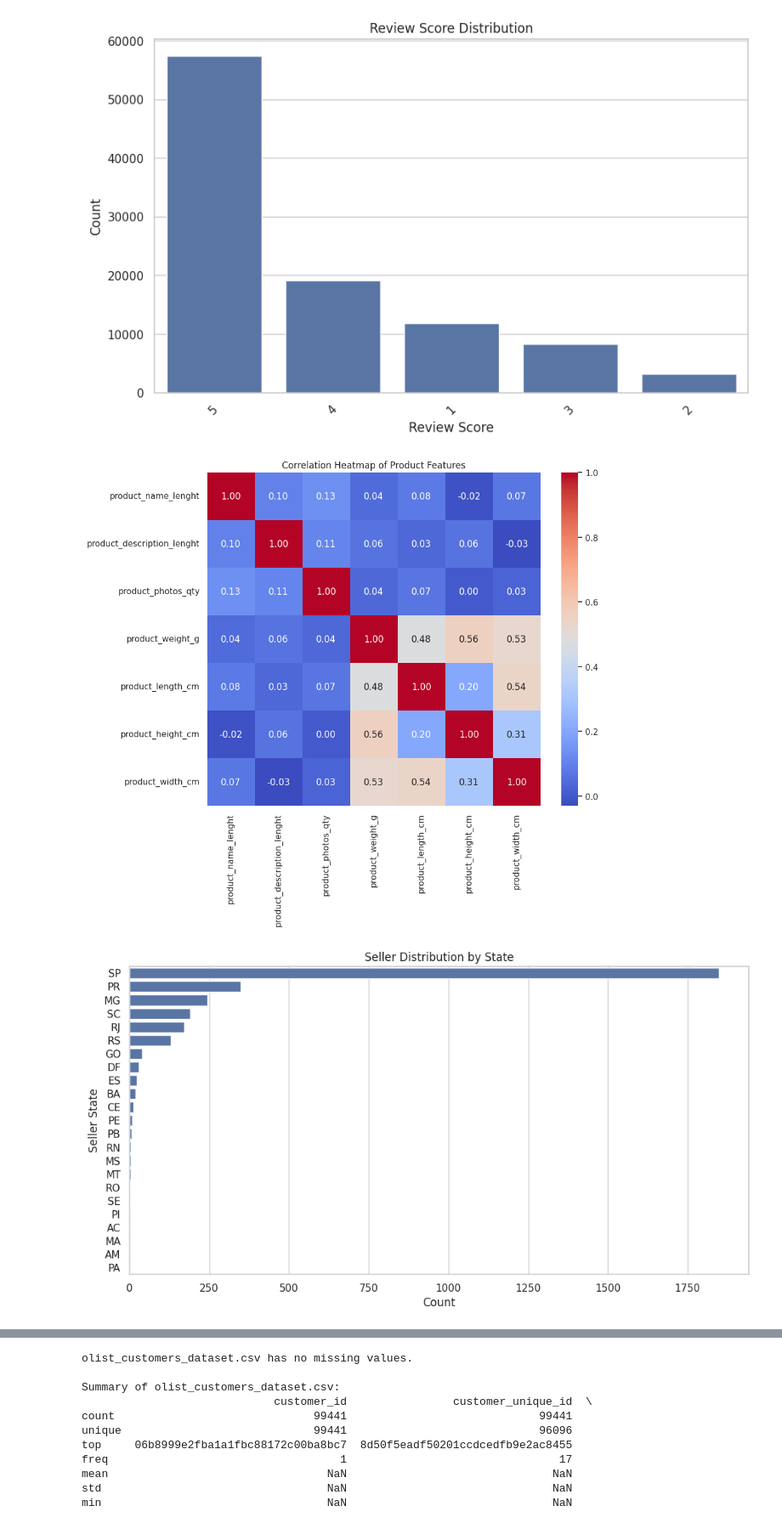
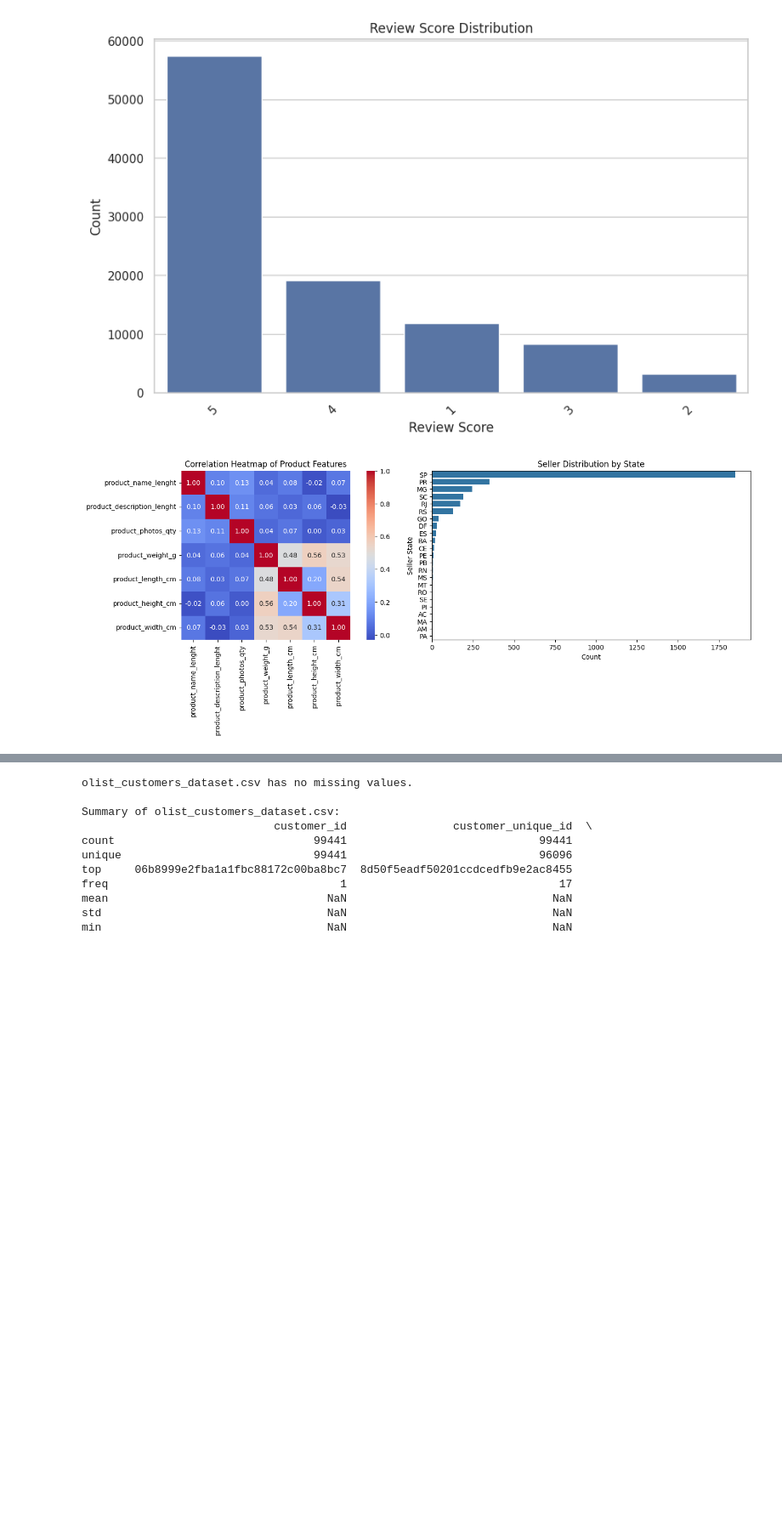
Before and after one commit to MDA1422/BIDM_Tasks, a Jupyter notebook: BIDM_Assignment.ipynb, the cells around one changed output, grey strips where cells are left out. Shown at 85% size. Cells and saved outputs as stored; diff of their text form; code cells hidden in the pictures; blank space fills up the shorter version.

```diff
--- a/BIDM_Assignment.ipynb
+++ b/BIDM_Assignment.ipynb
@@ -180,42 +188,44 @@ for filename in os.listdir(datasets_path):
 # %%
 import pandas as pd
 import os
 import geopandas as gpd
 import matplotlib.pyplot as plt
 import seaborn as sns
 import plotly.express as px
 from mpl_toolkits.axes_grid1 import make_axes_locatable
 
 
-datasets_path = '/content/drive/MyDrive/olist_data'
-
-# Create an empty dictionary to store the dataframes
 dataframes = {}
 for filename in os.listdir(datasets_path):
     if filename.endswith('.csv'):
         file_path = os.path.join(datasets_path, filename)
-
-        # Read the CSV file into a pandas DataFrame
         df = pd.read_csv(file_path, encoding='latin-1')
-
-        # Store the dataframe in the dictionary
         dataframes[filename] = df
 
         if filename == 'olist_products_dataset.csv':
           numerical_df = dataframes[filename].select_dtypes(include=['number'])
           correlation_matrix = numerical_df.corr()
-          plt.figure(figsize=(10, 8))
-          sns.heatmap(correlation_matrix, annot=True, fmt=".2f", cmap='coolwarm', square=True)
-          plt.title('Correlation Heatmap of Product Features')
-          plt.show()
 
         elif filename == 'olist_sellers_dataset.csv':
-          plt.figure(figsize=(12, 6))
-          sns.countplot(data=dataframes[filename], y='seller_state', order=dataframes[filename]['seller_state'].value_counts().index)
-          plt.title('Seller Distribution by State')
-          plt.xlabel('Count')
-          plt.ylabel('Seller State')
-          plt.show()
+          pass  # Placeholder for the second chart data
+
+# Create a figure and two subplots (1 row, 2 columns)
+fig, axes = plt.subplots(1, 2, figsize=(16, 6))  # Adjust figsize as needed
+
+# Plot the correlation heatmap on the first subplot (axes[0])
+sns.heatmap(correlation_matrix, annot=True, fmt=".2f", cmap='coolwarm', square=True, ax=axes[0])
+axes[0].set_title('Correlation Heatmap of Product Features')
+
+# Plot the seller distribution on the second subplot (axes[1])
+sns.countplot(data=dataframes['olist_sellers_dataset.csv'], y='seller_state',
+              order=dataframes['olist_sellers_dataset.csv']['seller_state'].value_counts().index,
+              ax=axes[1])
+axes[1].set_title('Seller Distribution by State')
+axes[1].set_xlabel('Count')
+axes[1].set_ylabel('Seller State')
+
+# Adjust layout and display the plots
+plt.tight_layout()  # To prevent overlapping of subplots
+plt.show()
 # %% [output]
-[figure, old version]
+[figure, new version]
-[figure, removed]
```
Also changed, not shown: parts of 6 cells of this notebook.
